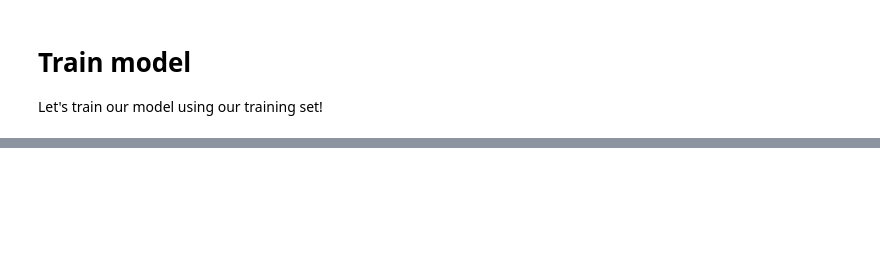
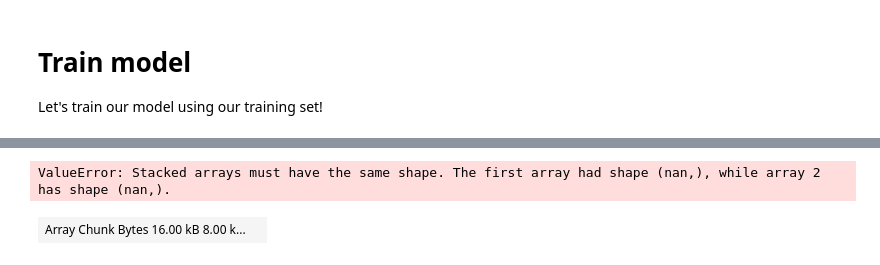
Before and after one commit to mohanadarafe/StackOverflow-Quality-Predictor, a Jupyter notebook: dask/dask_data_exploration.ipynb, the cells around one changed output, grey strips where cells are left out. Cells and saved outputs as stored; diff of their text form; code cells hidden in the pictures; blank space fills up the shorter version.

```diff
--- a/dask/dask_data_exploration.ipynb
+++ b/dask/dask_data_exploration.ipynb
@@ -151,0 +142,12 @@ X_test
+# %%
+clf.predict()
+# %% [output]
+ValueError: Stacked arrays must have the same shape. The first array had shape (nan,), while array 2 has shape (nan,).
+# %%
+from dask_ml import datasets
+a,b = datasets.make_classification(chunks=50)
+jure = GaussianNB()
+jure.fit(a, b)
+a
+# %% [output]
+| Array Chunk Bytes 16.00 kB 8.00 k... |  |
```
Also changed, not shown: parts of 10 cells of this notebook.
